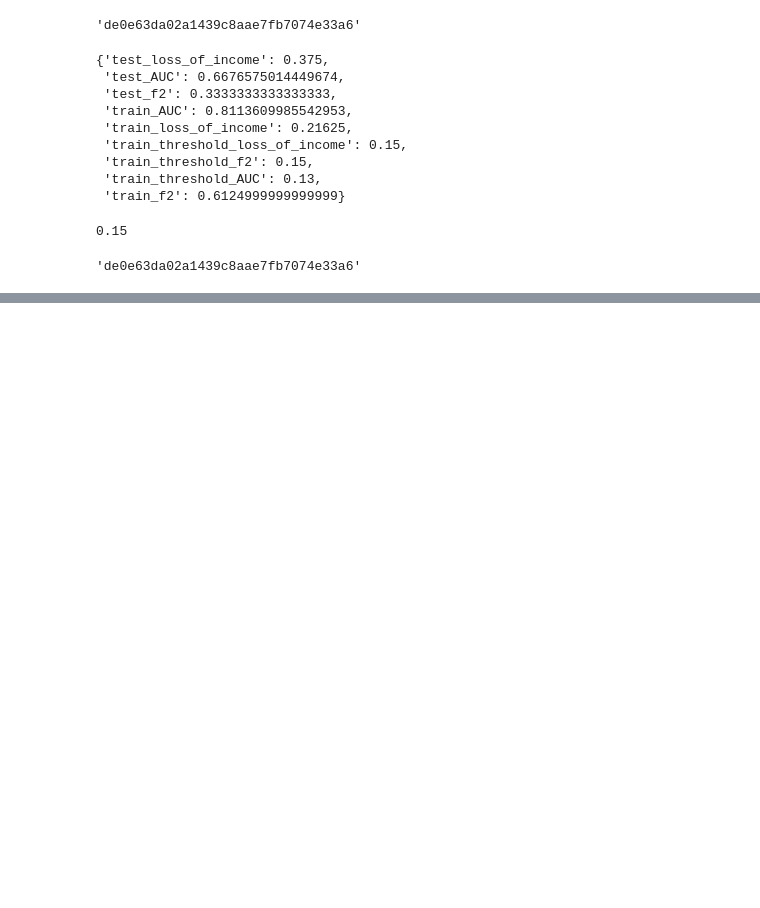
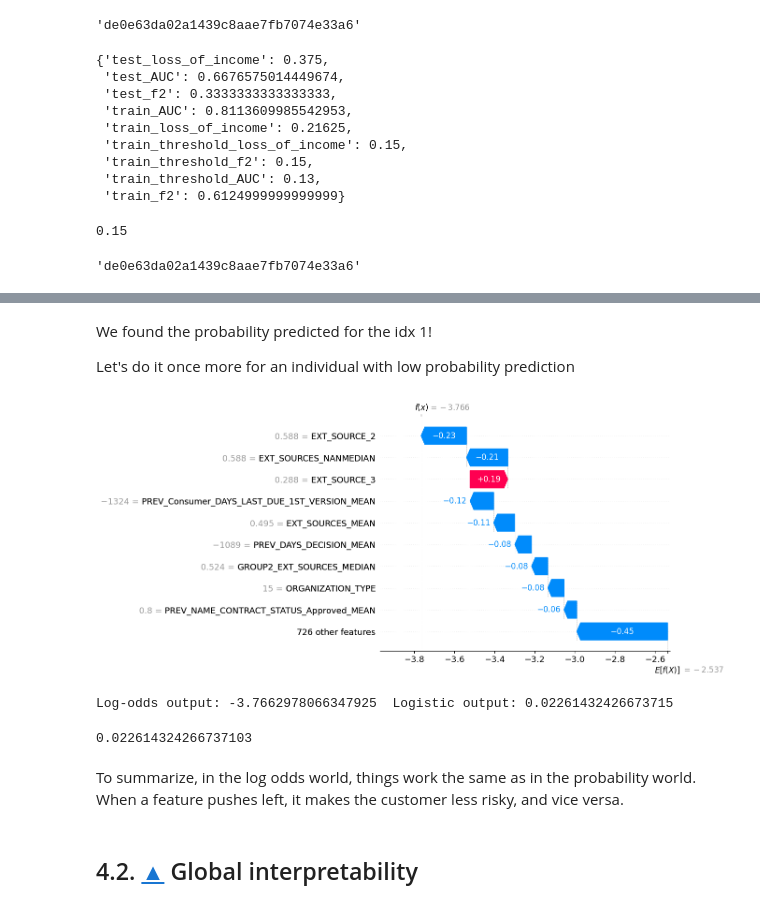
Before and after one commit to JulienfLeBoucher/OC_MLOps_credit_scoring, a Jupyter notebook: api/api_dev.ipynb, the cells around one changed output, grey strips where cells are left out. Drawn from its saved outputs; the diff is of its cells as text; code cells hidden in the pictures; blank space fills up the shorter version.

```diff
--- a/api/api_dev.ipynb
+++ b/api/api_dev.ipynb
@@ -141,0 +438,28 @@ get_model_run_id_from_name_stage_version('lgbm_test', 'Staging', 1)
+# %% [markdown]
+We found the probability predicted for the idx 1!
+
+Let's do it once more for an individual with low probability prediction
+# %%
+idx = 0
+shap.plots.waterfall(exp[idx])
+# %% [output]
+[figure, added]
+# %%
+# check compatibility with predict proba
+shap_values_idx= exp.values[idx, :]
+shap_values_idx.shape
+
+output = base_value + np.sum(shap_values_idx)  ## the remaining indexes are the the linear/additive contributions of each feature
+
+print('Log-odds output:', output, ' Logistic output:', inv_logit(output))
+# %% [output]
+Log-odds output: -3.7662978066347925  Logistic output: 0.02261432426673715
+# %%
+y_pred_test[idx][1]
+# %% [output]
+0.022614324266737103
+# %% [markdown]
+To summarize, in the log odds world, things work the same as in the probability world.
+When a feature pushes left, it makes the customer less risky, and vice versa.
+# %% [markdown]
+## 4.2.  [&#9650;](#toc0_) <a id='toc4_2_'></a>Global interpretability
```
Also changed, not shown: parts of 54 cells of this notebook.
